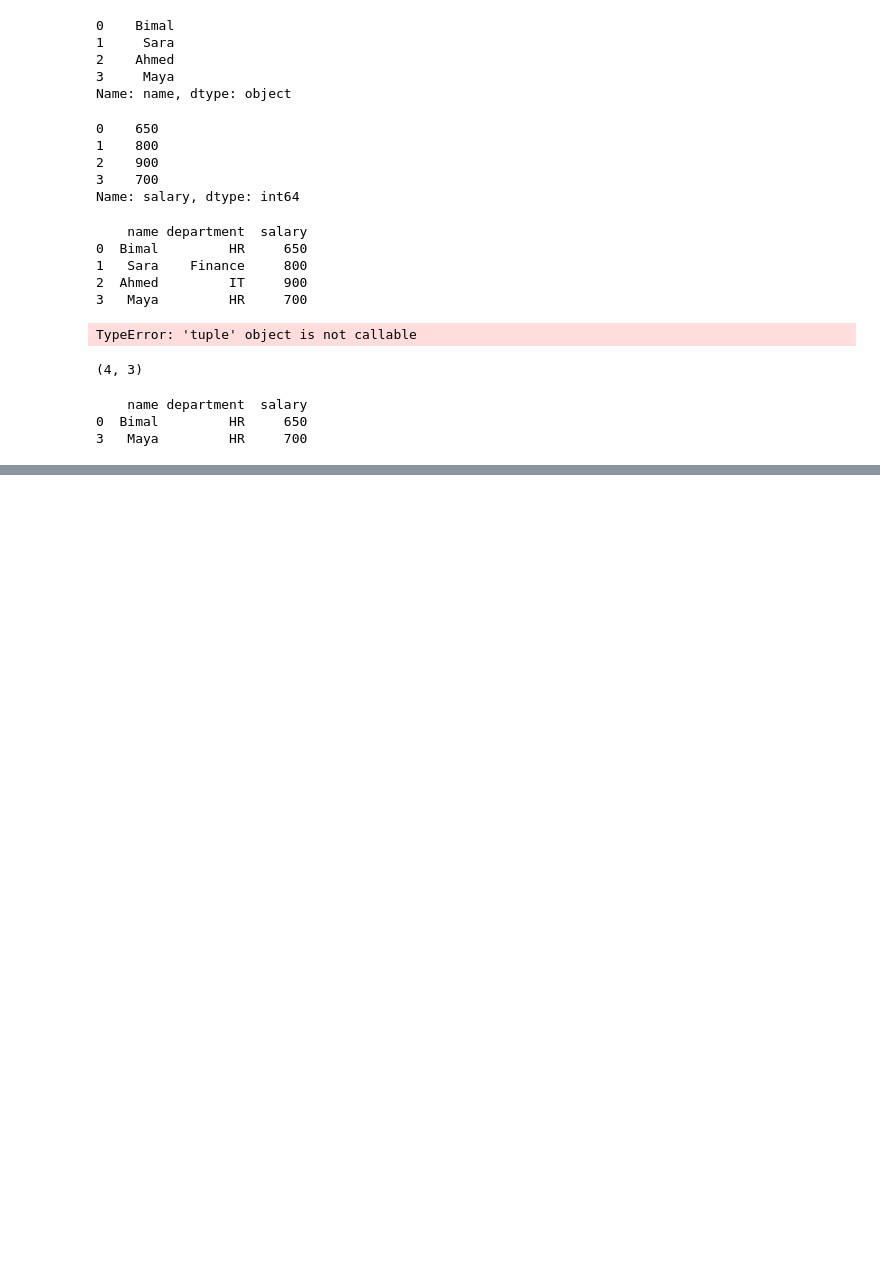
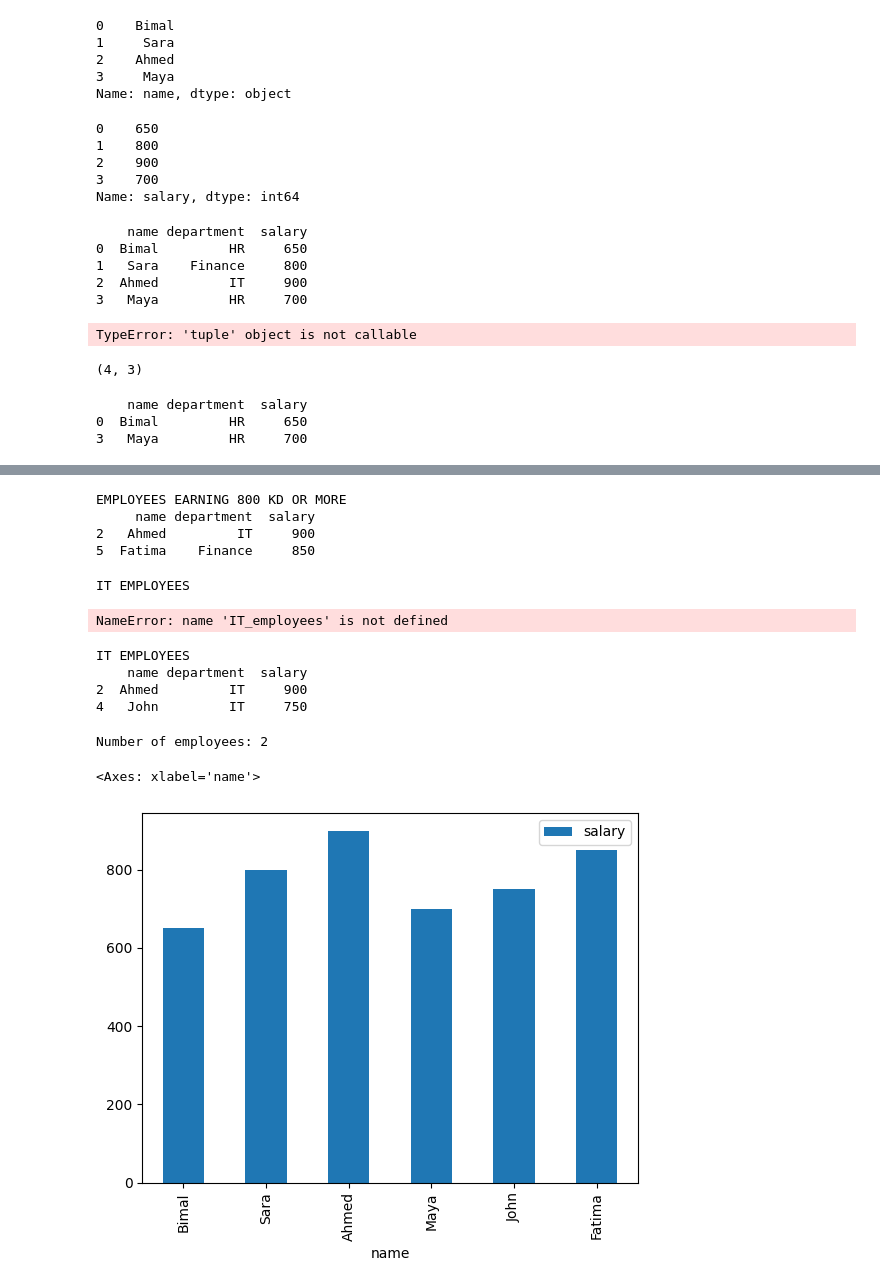
Before and after one commit to bimald986-cell/90-Days-of-AI, a Jupyter notebook: Day8.ipynb, the cells around one changed output, grey strips where cells are left out. Saved outputs shown, nothing was run; the diff lists cells and outputs as text; code cells hidden in the pictures; blank space fills up the shorter version.

```diff
--- a/Day8.ipynb
+++ b/Day8.ipynb
@@ -64,0 +199,19 @@ print(df[df["department"] == "HR"])
+# %%
+import pandas as pd
+
+employees = {
+    "name": ["Bimal", "Sara", "Ahmed", "Maya", "John", "Fatima"],
+    "department": ["HR", "Finance", "IT", "HR", "IT", "Finance"],
+    "salary": [650, 800, 900, 700, 750, 850]
+}
+
+df = pd.DataFrame(employees)
+
+print("EMPLOYEE DATA")
+print(df)
+
+print("\nSALARY SUMMARY")
+
+print("Average salary:", df["salary"].mean())
+print("Highest salary:", df["salary"].max())
+print("Lowest salary:", df["salary"].min())
@@ -64,0 +232,41 @@ print(df[df["department"] == "HR"])
+# %%
+high_salary = df[df["salary"] > 800]
+
+print("\nEMPLOYEES EARNING 800 KD OR MORE")
+print(high_salary)
+# %% [output]
+EMPLOYEES EARNING 800 KD OR MORE
+     name department  salary
+2   Ahmed         IT     900
+5  Fatima    Finance     850
+# %%
+it_staff = df[df["department"] == "IT"]
+
+print("\nIT EMPLOYEES")
+print(IT_employees)
+# %% [output]
+IT EMPLOYEES
+NameError: name 'IT_employees' is not defined
+# %%
+it_staff = df[df["department"] == "IT"]
+
+print("\nIT EMPLOYEES")
+print(it_staff)
+# %% [output]
+IT EMPLOYEES
+    name department  salary
+2  Ahmed         IT     900
+4   John         IT     750
+# %%
+print("Number of employees:", len(it_staff))
+# %% [output]
+Number of employees: 2
+# %%
+df.plot(
+    x="name",
+    y="salary",
+    kind="bar"
+)
+# %% [output]
+<Axes: xlabel='name'>
+[figure, added]
```
Also changed, not shown: parts of 18 cells of this notebook.
